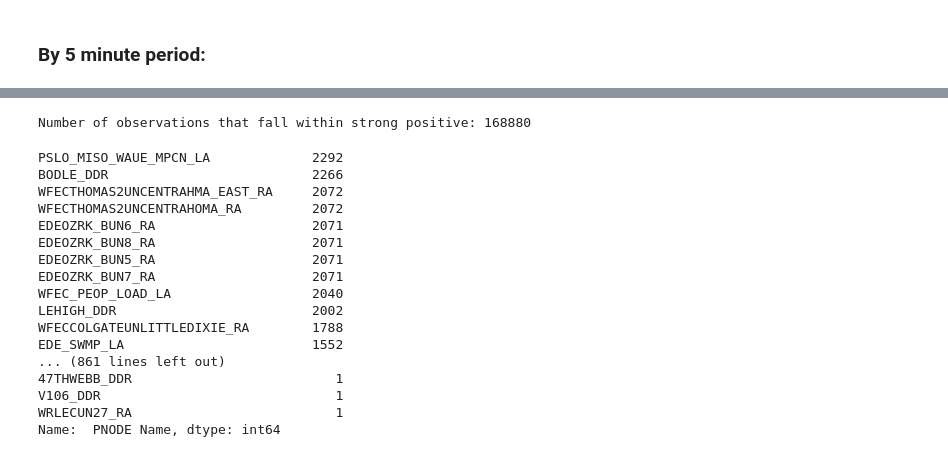
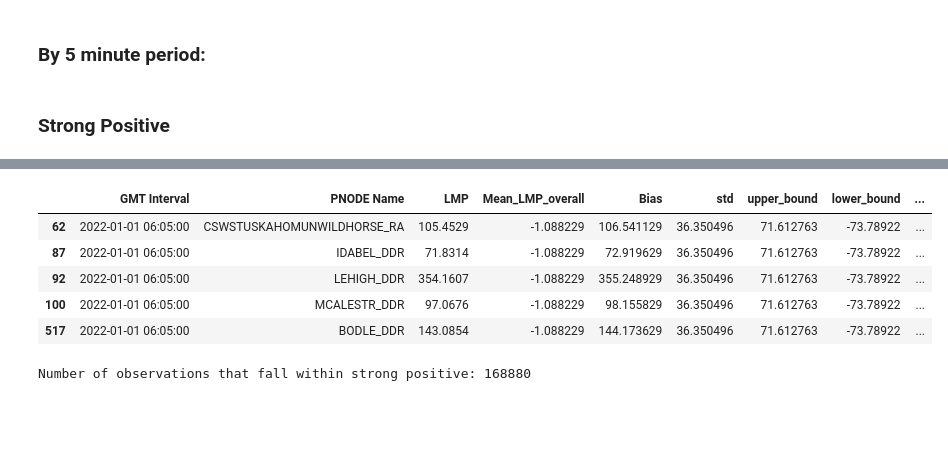
Before and after one commit to maxsohl/Engie, a Jupyter notebook: January 2022 LMP SPP ISO.ipynb, the cells around one changed output, grey strips where cells are left out. Cells and saved outputs as stored; diff of their text form; code cells hidden in the pictures; blank space fills up the shorter version.

```diff
--- a/January 2022 LMP SPP ISO.ipynb
+++ b/January 2022 LMP SPP ISO.ipynb
@@ -113,7 +115,10 @@ merged_df['strong_negative'] = np.where(merged_df[' LMP'] < merged_df['lower_bou
 merged_df['indifferent'] = np.where(merged_df['Mean_LMP_overall'] == merged_df[' LMP'],1,0)
 #lower_bound = mean - (2 * std)
 pd.set_option('display.max_rows', None)
+# %% [markdown]
+### Strong Positive
 # %%
 strong_positive_df = merged_df[merged_df['strong_positive'] == 1]
-print(strong_positive_df.head(1000))
+#Print first 4 Results of dataframe
+strong_positive_df.head()
 # %% [output]
@@ -137 +125,7 @@ print(strong_positive_df.head(1000))
+|  | GMT Interval | PNODE Name | LMP | Mean_LMP_overall | Bias | std | upper_bound | lower_bound | ... |
+| 62 | 2022-01-01 06:05:00 | CSWSTUSKAHOMUNWILDHORSE_RA | 105.4529 | -1.088229 | 106.541129 | 36.350496 | 71.612763 | -73.78922 | ... |
+| 87 | 2022-01-01 06:05:00 | IDABEL_DDR | 71.8314 | -1.088229 | 72.919629 | 36.350496 | 71.612763 | -73.78922 | ... |
+| 92 | 2022-01-01 06:05:00 | LEHIGH_DDR | 354.1607 | -1.088229 | 355.248929 | 36.350496 | 71.612763 | -73.78922 | ... |
+| 100 | 2022-01-01 06:05:00 | MCALESTR_DDR | 97.0676 | -1.088229 | 98.155829 | 36.350496 | 71.612763 | -73.78922 | ... |
+| 517 | 2022-01-01 06:05:00 | BODLE_DDR | 143.0854 | -1.088229 | 144.173629 | 36.350496 | 71.612763 | -73.78922 | ... |
 # %%
@@ -139,25 +132,3 @@ print(strong_positive_df.head(1000))
 print('Number of observations that fall within strong positive:',strong_positive_df.shape[0])
 # %% [output]
 Number of observations that fall within strong positive: 168880
-# %%
-#Number of times that a pnode appears in strong positive
-count_by_pnode_name = strong_positive_df[' PNODE Name'].value_counts()
-count_by_pnode_name
-# %% [output]
-PSLO_MISO_WAUE_MPCN_LA             2292
-BODLE_DDR                          2266
-WFECTHOMAS2UNCENTRAHMA_EAST_RA     2072
-WFECTHOMAS2UNCENTRAHOMA_RA         2072
-EDEOZRK_BUN6_RA                    2071
-EDEOZRK_BUN8_RA                    2071
-EDEOZRK_BUN5_RA                    2071
-EDEOZRK_BUN7_RA                    2071
-WFEC_PEOP_LOAD_LA                  2040
-LEHIGH_DDR                         2002
-WFECCOLGATEUNLITTLEDIXIE_RA        1788
-EDE_SWMP_LA                        1552
-... (861 lines left out)
-47THWEBB_DDR                          1
-V106_DDR                              1
-WRLECUN27_RA                          1
-Name:  PNODE Name, dtype: int64
```
Also changed, not shown: parts of 20 cells of this notebook.
